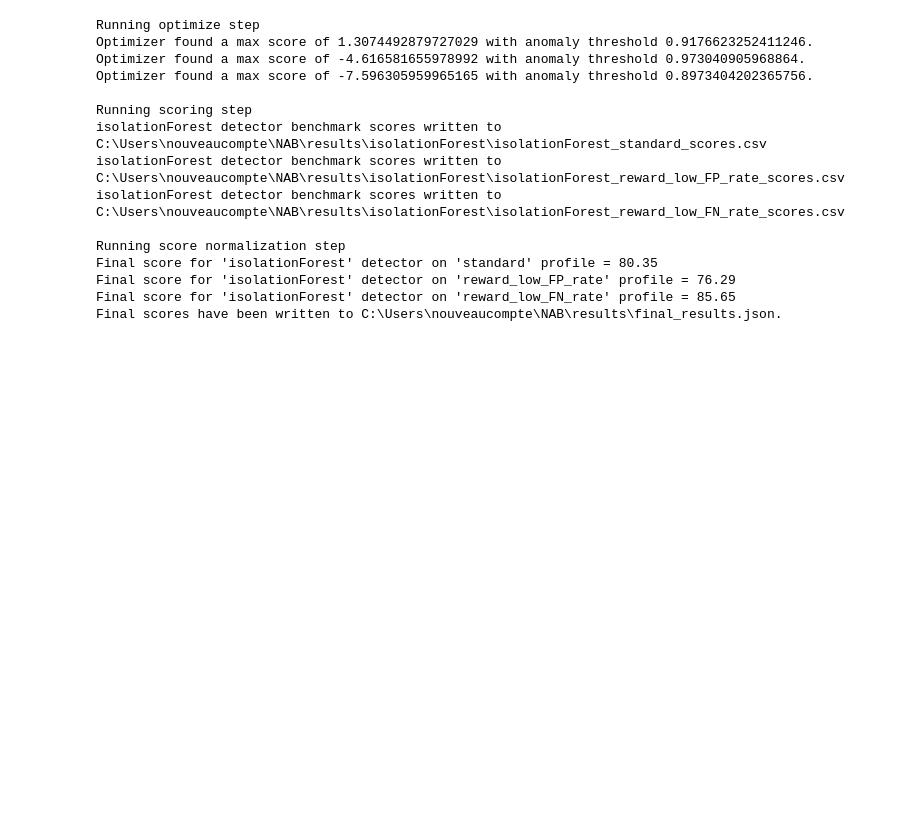
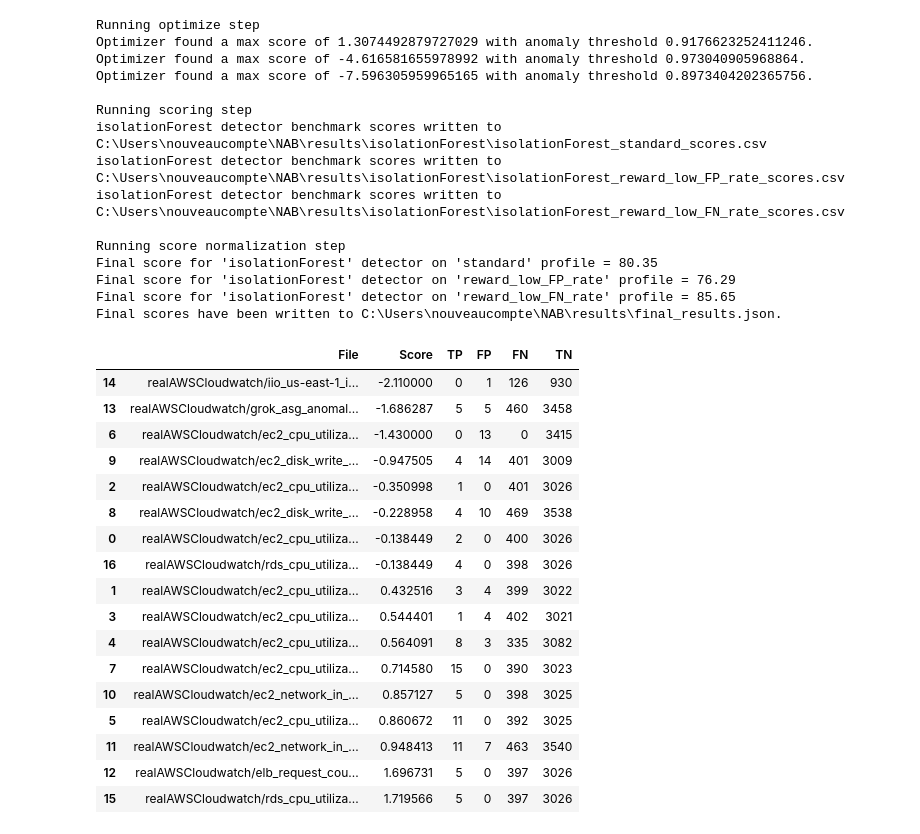
Before and after one commit to Manal-Ghita/Nab-Anomaly-Detection, a Jupyter notebook: notebooks/02_isolation_forest_baseline.ipynb, the cells around one changed output. Drawn from its saved outputs; the diff is of its cells as text; code cells hidden in the pictures; blank space fills up the shorter version.

Commit message:
Add NAB scoring for all 17 realAWSCloudwatch files

```diff
--- a/notebooks/02_isolation_forest_baseline.ipynb
+++ b/notebooks/02_isolation_forest_baseline.ipynb
@@ -382,3 +382,31 @@ Final score for 'isolationForest' detector on 'standard' profile = 80.35
 Final score for 'isolationForest' detector on 'reward_low_FP_rate' profile = 76.29
 Final score for 'isolationForest' detector on 'reward_low_FN_rate' profile = 85.65
 Final scores have been written to C:\Users\nouveaucompte\NAB\results\final_results.json.
+# %%
+import pandas as pd
+
+scores_path = NAB_PATH / "results" / "isolationForest" / "isolationForest_standard_scores.csv"
+scores_df = pd.read_csv(scores_path)
+
+per_file_scores = scores_df[scores_df["File"].notna()].copy()
+per_file_scores = per_file_scores.sort_values("Score")
+per_file_scores[["File", "Score", "TP", "FP", "FN", "TN"]]
+# %% [output]
+|  | File | Score | TP | FP | FN | TN |
+| 14 | realAWSCloudwatch/iio_us-east-1_i... | -2.110000 | 0 | 1 | 126 | 930 |
+| 13 | realAWSCloudwatch/grok_asg_anomal... | -1.686287 | 5 | 5 | 460 | 3458 |
+| 6 | realAWSCloudwatch/ec2_cpu_utiliza... | -1.430000 | 0 | 13 | 0 | 3415 |
+| 9 | realAWSCloudwatch/ec2_disk_write_... | -0.947505 | 4 | 14 | 401 | 3009 |
+| 2 | realAWSCloudwatch/ec2_cpu_utiliza... | -0.350998 | 1 | 0 | 401 | 3026 |
+| 8 | realAWSCloudwatch/ec2_disk_write_... | -0.228958 | 4 | 10 | 469 | 3538 |
+| 0 | realAWSCloudwatch/ec2_cpu_utiliza... | -0.138449 | 2 | 0 | 400 | 3026 |
+| 16 | realAWSCloudwatch/rds_cpu_utiliza... | -0.138449 | 4 | 0 | 398 | 3026 |
+| 1 | realAWSCloudwatch/ec2_cpu_utiliza... | 0.432516 | 3 | 4 | 399 | 3022 |
+| 3 | realAWSCloudwatch/ec2_cpu_utiliza... | 0.544401 | 1 | 4 | 402 | 3021 |
+| 4 | realAWSCloudwatch/ec2_cpu_utiliza... | 0.564091 | 8 | 3 | 335 | 3082 |
+| 7 | realAWSCloudwatch/ec2_cpu_utiliza... | 0.714580 | 15 | 0 | 390 | 3023 |
+| 10 | realAWSCloudwatch/ec2_network_in_... | 0.857127 | 5 | 0 | 398 | 3025 |
+| 5 | realAWSCloudwatch/ec2_cpu_utiliza... | 0.860672 | 11 | 0 | 392 | 3025 |
+| 11 | realAWSCloudwatch/ec2_network_in_... | 0.948413 | 11 | 7 | 463 | 3540 |
+| 12 | realAWSCloudwatch/elb_request_cou... | 1.696731 | 5 | 0 | 397 | 3026 |
+| 15 | realAWSCloudwatch/rds_cpu_utiliza... | 1.719566 | 5 | 0 | 397 | 3026 |
```
Also changed, not shown: parts of 1 cell of this notebook.
